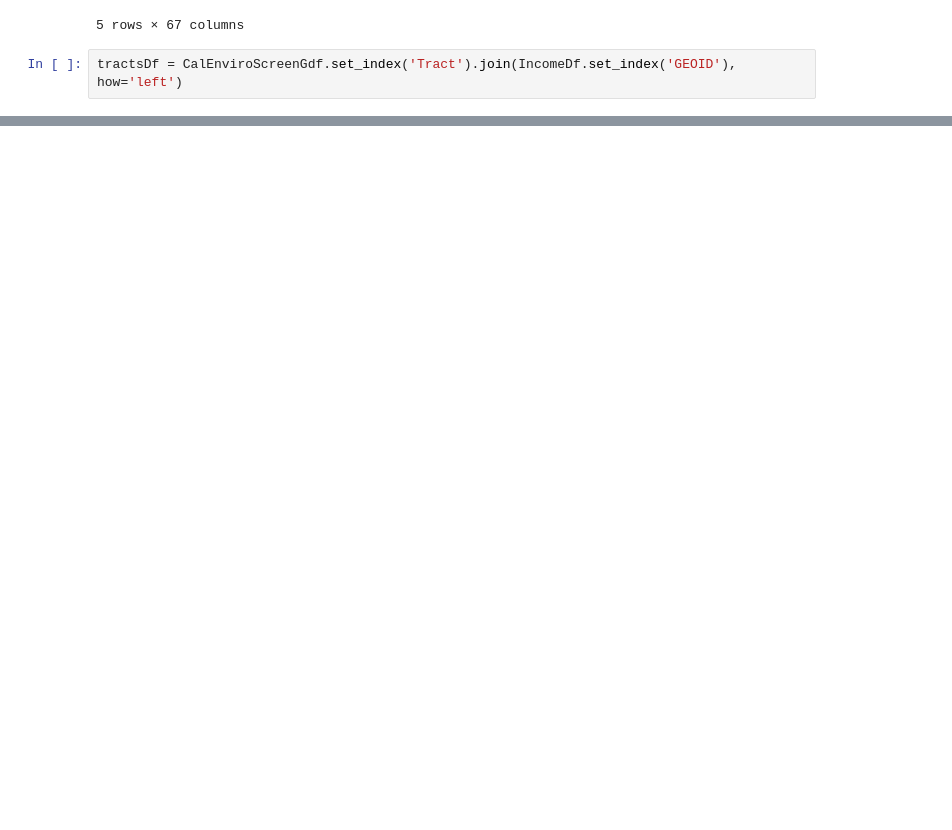
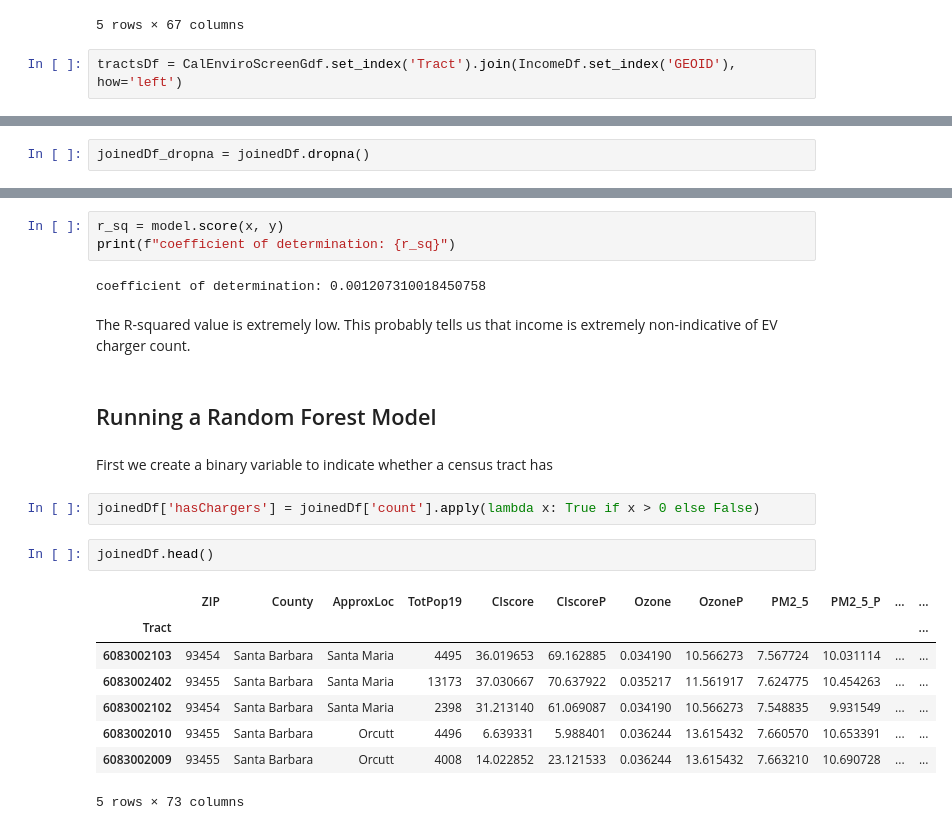
Before and after one commit to opheliasin/ev-charger-sales, a Jupyter notebook: Question 1.ipynb, the cells around one changed output, grey strips where cells are left out. Cells and saved outputs as stored; diff of their text form; blank space fills up the shorter version.

```diff
--- a/Question 1.ipynb
+++ b/Question 1.ipynb
@@ -179,0 +231,2 @@ ctx.add_basemap(ax, source=ctx.providers.Esri.WorldGrayCanvas)
+# %%
+joinedDf_dropna = joinedDf.dropna()
@@ -179,0 +240,24 @@ ctx.add_basemap(ax, source=ctx.providers.Esri.WorldGrayCanvas)
+# %%
+r_sq = model.score(x, y)
+print(f"coefficient of determination: {r_sq}")
+# %% [output]
+coefficient of determination: 0.001207310018450758
+# %% [markdown]
+The R-squared value is extremely low. This probably tells us that income is extremely non-indicative of EV charger count.
+# %% [markdown]
+## Running a Random Forest Model
+# %% [markdown]
+First we create a binary variable to indicate whether a census tract has
+# %%
+joinedDf['hasChargers'] = joinedDf['count'].apply(lambda x: True if x > 0 else False)
+# %%
+joinedDf.head()
+# %% [output]
+|  | ZIP | County | ApproxLoc | TotPop19 | CIscore | CIscoreP | Ozone | OzoneP | PM2_5 | PM2_5_P | ... | ... |
+| Tract |  |  |  |  |  |  |  |  |  |  |  | ... |
+| 6083002103 | 93454 | Santa Barbara | Santa Maria | 4495 | 36.019653 | 69.162885 | 0.034190 | 10.566273 | 7.567724 | 10.031114 | ... | ... |
+| 6083002402 | 93455 | Santa Barbara | Santa Maria | 13173 | 37.030667 | 70.637922 | 0.035217 | 11.561917 | 7.624775 | 10.454263 | ... | ... |
+| 6083002102 | 93454 | Santa Barbara | Santa Maria | 2398 | 31.213140 | 61.069087 | 0.034190 | 10.566273 | 7.548835 | 9.931549 | ... | ... |
+| 6083002010 | 93455 | Santa Barbara | Orcutt | 4496 | 6.639331 | 5.988401 | 0.036244 | 13.615432 | 7.660570 | 10.653391 | ... | ... |
+| 6083002009 | 93455 | Santa Barbara | Orcutt | 4008 | 14.022852 | 23.121533 | 0.036244 | 13.615432 | 7.663210 | 10.690728 | ... | ... |
+5 rows × 73 columns
```
Also changed, not shown: parts of 40 cells of this notebook, 1 other file.
